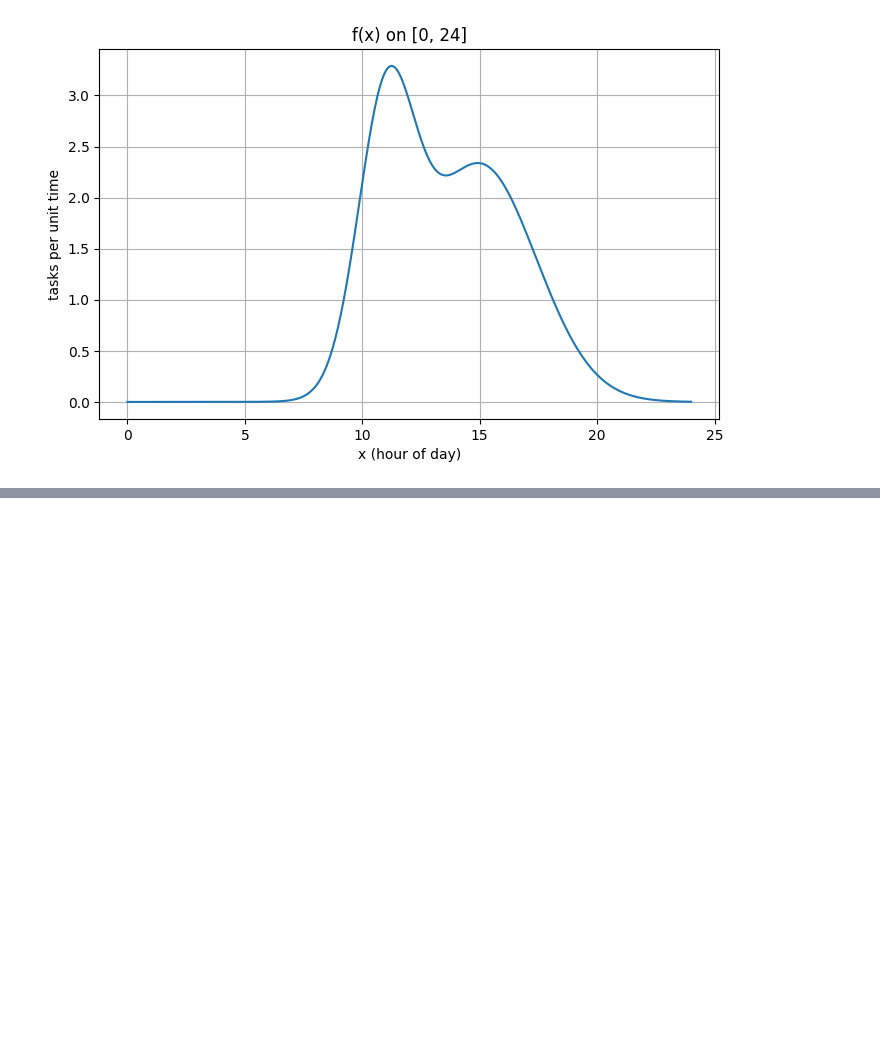
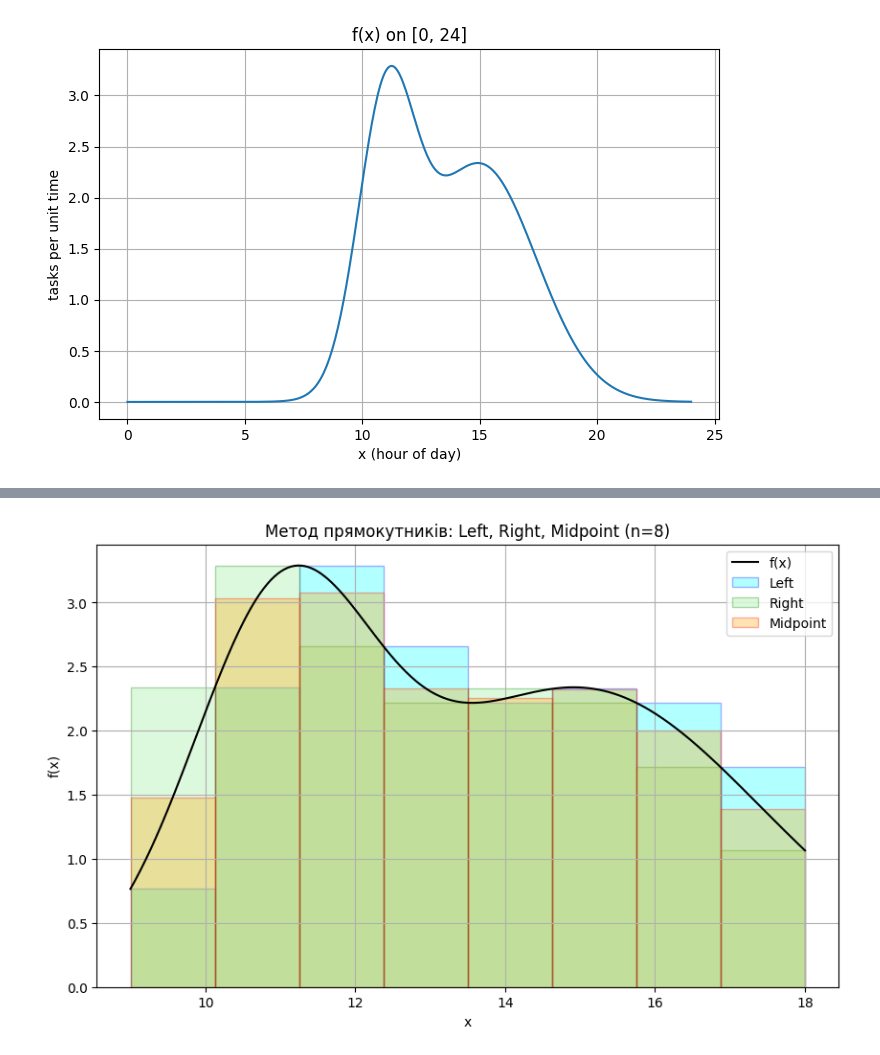
Before and after one commit to svetlanama/math, a Jupyter notebook: ДЗ6_Моісеєнко_Світлана.ipynb, the cells around one changed output, grey strips where cells are left out. Cells and saved outputs as stored; diff of their text form; code cells hidden in the pictures; blank space fills up the shorter version.

```diff
--- a/ДЗ6_Моісеєнко_Світлана.ipynb
+++ b/ДЗ6_Моісеєнко_Світлана.ipynb
@@ -78,0 +153,65 @@ Average over [9,18]: 2.227960557
+# %%
+import sympy as sp
+import numpy as np
+import matplotlib.pyplot as plt
+
+# --- 1. Функція з завдання 1
+x = sp.symbols('x', real=True)
+mu1, sigma1, w1 = 11, sp.Float(1.2), sp.Integer(4)
+mu2, sigma2, w2 = 15, sp.Float(2.4), sp.Integer(7)
+
+f_sym = 2 * (
+    w1 / (sigma1 * sp.sqrt(2*sp.pi)) * sp.exp(-sp.Rational(1,2) * ((x - mu1)/sigma1)**2) +
+    w2 / (sigma2 * sp.sqrt(2*sp.pi)) * sp.exp(-sp.Rational(1,2) * ((x - mu2)/sigma2)**2)
+)
+f = sp.lambdify(x, f_sym, "numpy")
+
+# --- 2. Параметри інтегрування
+a, b = 9.0, 18.0
+n = 8  # невелика кількість кроків для наочності
+h = (b - a) / n
+
+# --- 3. Точки для трьох варіантів
+xs_left = a + h * np.arange(0, n)
+ys_left = f(xs_left)
+
+xs_right = a + h * np.arange(1, n+1)
+ys_right = f(xs_right)
+
+xs_mid = a + h * (np.arange(0, n) + 0.5)
+ys_mid = f(xs_mid)
+
+# --- 4. Побудова графіка функції
+X_plot = np.linspace(a, b, 400)
+Y_plot = f(X_plot)
+
+plt.figure(figsize=(10,6))
+plt.plot(X_plot, Y_plot, 'k-', label='f(x)')
+
+# --- Прямокутники Left
+for xi, yi in zip(xs_left, ys_left):
+    plt.bar(xi, yi, width=h, align='edge', alpha=0.3,
+            edgecolor='blue', facecolor='cyan',
+            label='Left' if xi == xs_left[0] else "")
+
+# --- Прямокутники Right
+for xi, yi in zip(xs_right, ys_right):
+    plt.bar(xi-h, yi, width=h, align='edge', alpha=0.3,
+            edgecolor='green', facecolor='lightgreen',
+            label='Right' if xi == xs_right[0] else "")
+
+# --- Прямокутники Midpoint
+for xi, yi in zip(xs_mid, ys_mid):
+    plt.bar(xi - h/2, yi, width=h, align='edge', alpha=0.3,
+            edgecolor='red', facecolor='orange',
+            label='Midpoint' if xi == xs_mid[0] else "")
+
+# --- Оформлення
+plt.title(f"Метод прямокутників: Left, Right, Midpoint (n={n})")
+plt.xlabel("x")
+plt.ylabel("f(x)")
+plt.grid(True)
+plt.legend()
+plt.show()
+# %% [output]
+[figure, added]
```
Also changed, not shown: parts of 4 cells of this notebook.
